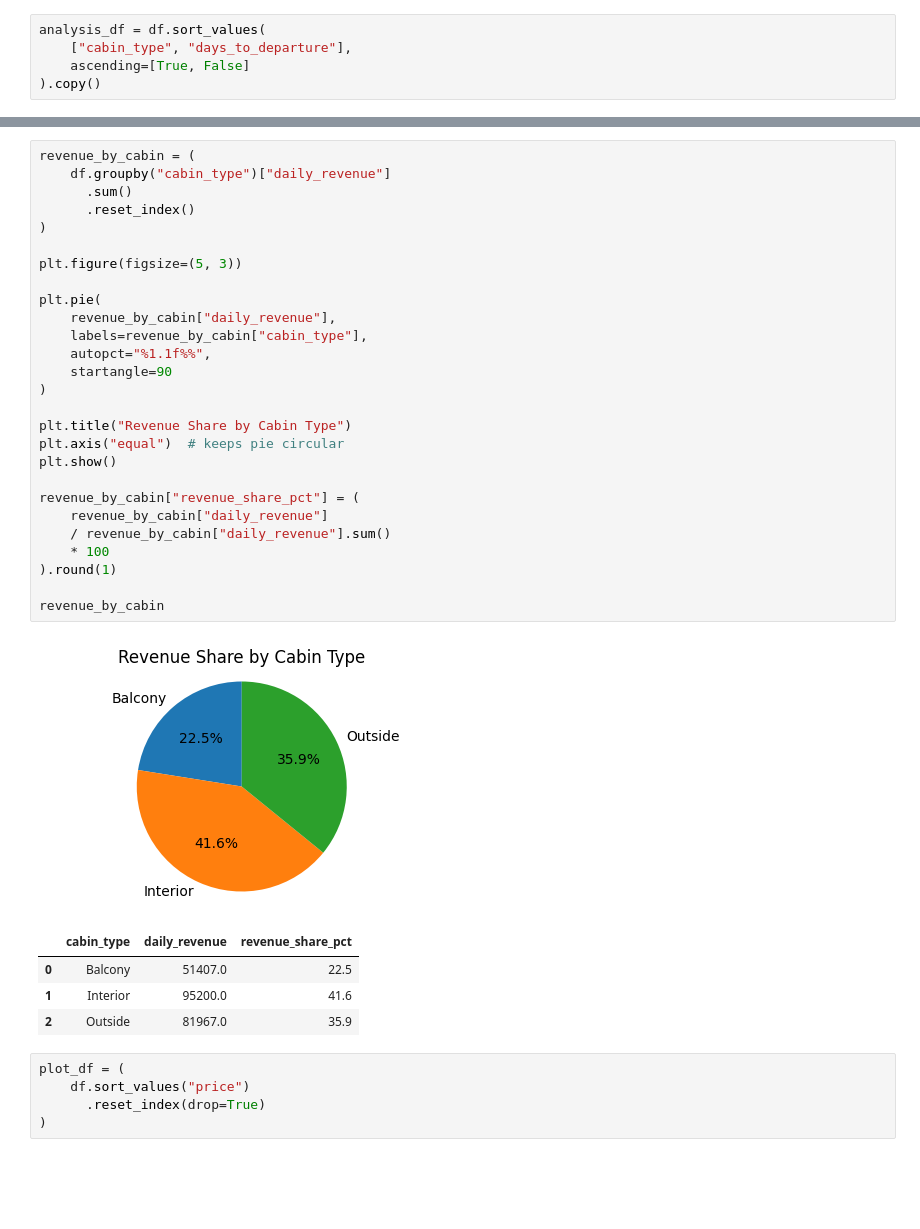
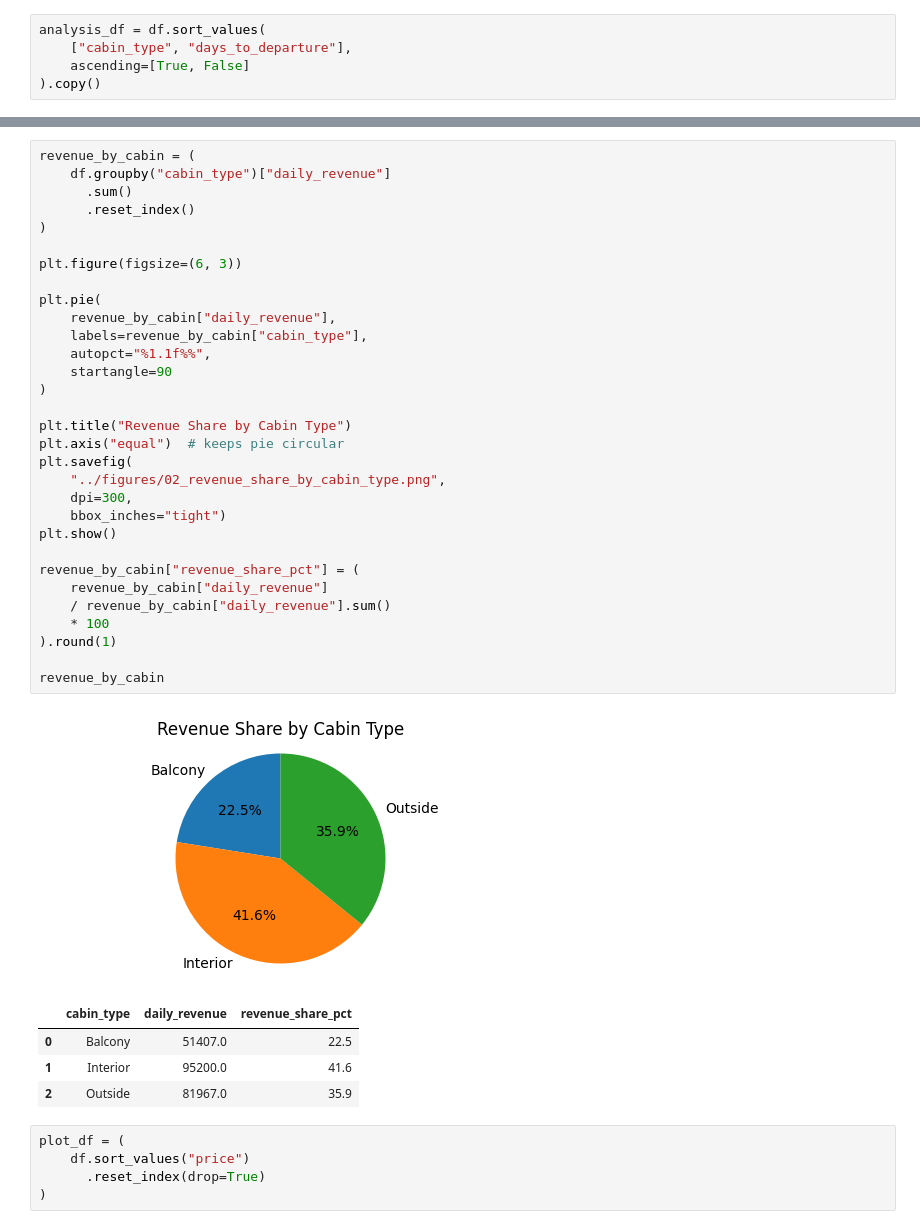
Before and after one commit to akioazevedo/cruise-revenue-management, a Jupyter notebook: notebooks/02_synthetic_data_generation.ipynb, the cells around one changed output, grey strips where cells are left out. Saved outputs shown, nothing was run; the diff lists cells and outputs as text; blank space fills up the shorter version.

```diff
--- a/notebooks/02_synthetic_data_generation.ipynb
+++ b/notebooks/02_synthetic_data_generation.ipynb
@@ -269,32 +266,36 @@ plt.show()
 # %%
 revenue_by_cabin = (
     df.groupby("cabin_type")["daily_revenue"]
       .sum()
       .reset_index()
 )
 
-plt.figure(figsize=(5, 3))
+plt.figure(figsize=(6, 3))
 
 plt.pie(
     revenue_by_cabin["daily_revenue"],
     labels=revenue_by_cabin["cabin_type"],
     autopct="%1.1f%%",
     startangle=90
 )
 
 plt.title("Revenue Share by Cabin Type")
 plt.axis("equal")  # keeps pie circular
+plt.savefig(
+    "../figures/02_revenue_share_by_cabin_type.png",
+    dpi=300,
+    bbox_inches="tight")
 plt.show()
 
 revenue_by_cabin["revenue_share_pct"] = (
     revenue_by_cabin["daily_revenue"]
     / revenue_by_cabin["daily_revenue"].sum()
     * 100
 ).round(1)
 
 revenue_by_cabin
 # %% [output]
-[figure, old version]
+[figure, new version]
 |  | cabin_type | daily_revenue | revenue_share_pct |
 | 0 | Balcony | 51407.0 | 22.5 |
 | 1 | Interior | 95200.0 | 41.6 |
```
Also changed, not shown: parts of 9 cells of this notebook, 18 other files.
